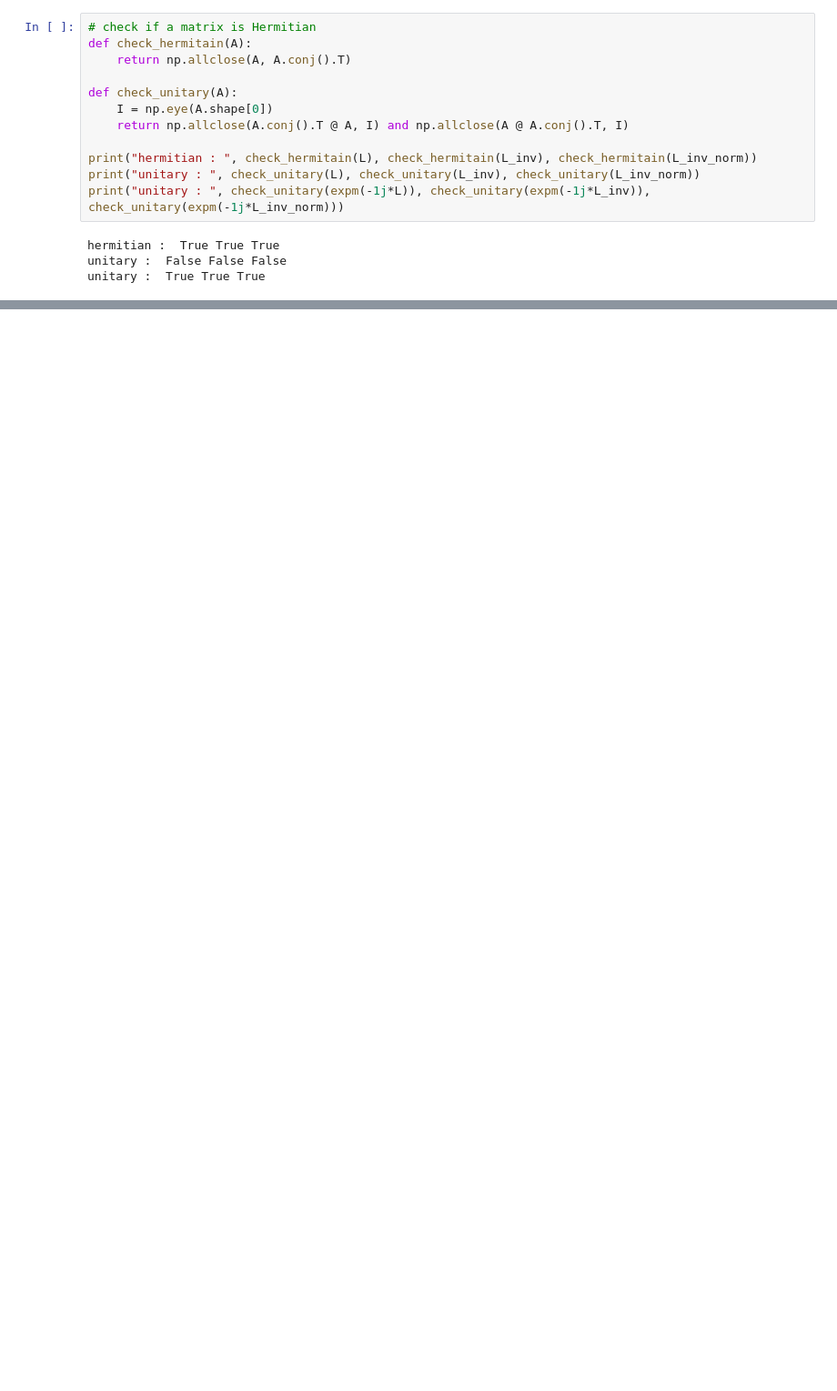
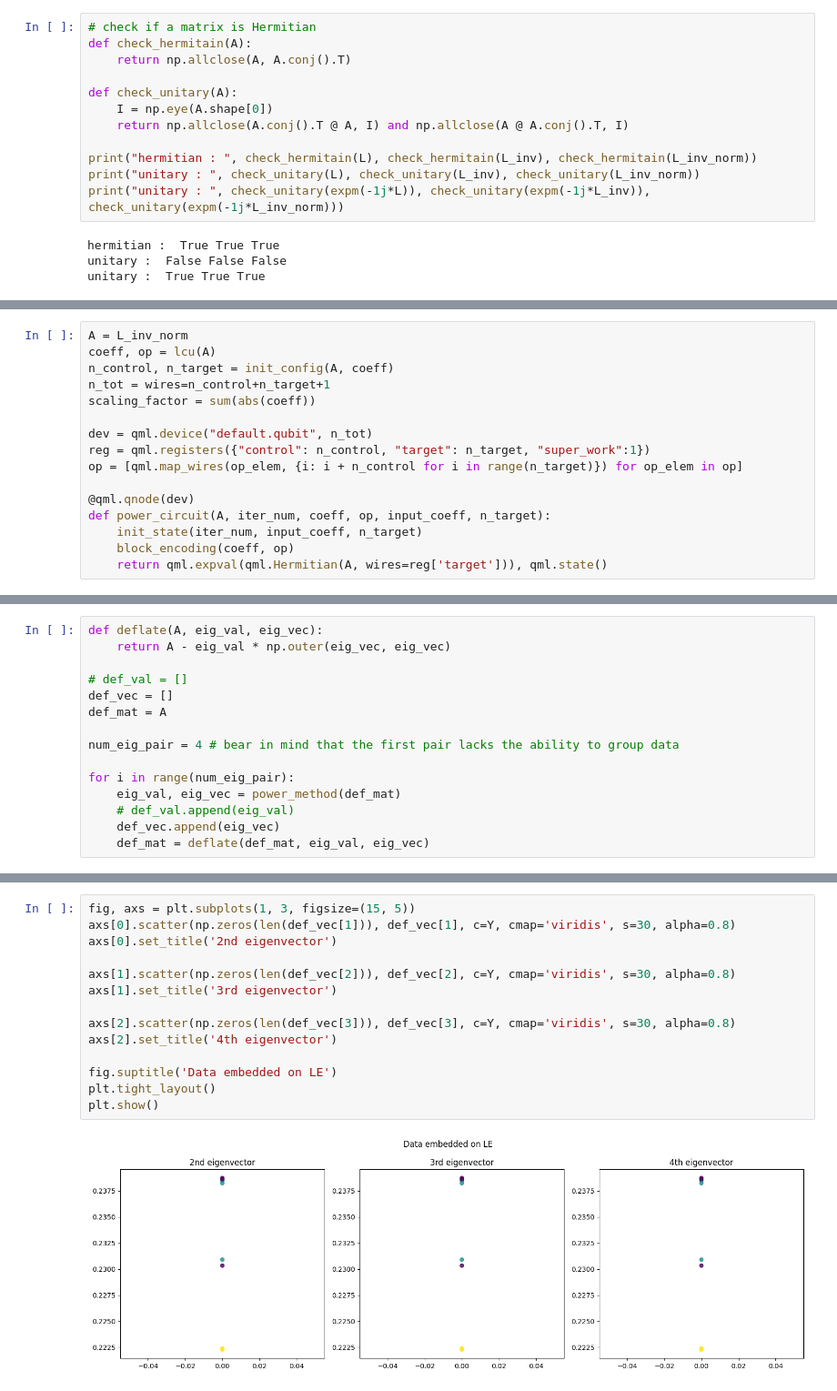
Before and after one commit to 24shiny/Inverse_Laplacian_embedding, a Jupyter notebook: Laplacian_embedding/quantum_LE.ipynb, the cells around one changed output, grey strips where cells are left out. Shown: that part at 91% size. Drawn from its saved outputs; the diff is of its cells as text; blank space fills up the shorter version.

```diff
--- a/Laplacian_embedding/quantum_LE.ipynb
+++ b/Laplacian_embedding/quantum_LE.ipynb
@@ -97,0 +109,16 @@ print(np.real(np.round(output_matrix,2)))
+# %%
+A = L_inv_norm
+coeff, op = lcu(A)
+n_control, n_target = init_config(A, coeff)
+n_tot = wires=n_control+n_target+1
+scaling_factor = sum(abs(coeff))
+
+dev = qml.device("default.qubit", n_tot)
+reg = qml.registers({"control": n_control, "target": n_target, "super_work":1})
+op = [qml.map_wires(op_elem, {i: i + n_control for i in range(n_target)}) for op_elem in op]
+
+@qml.qnode(dev)
+def power_circuit(A, iter_num, coeff, op, input_coeff, n_target):
+    init_state(iter_num, input_coeff, n_target)
+    block_encoding(coeff, op)
+    return qml.expval(qml.Hermitian(A, wires=reg['target'])), qml.state()
@@ -97,0 +158,15 @@ print(np.real(np.round(output_matrix,2)))
+# %%
+def deflate(A, eig_val, eig_vec):
+    return A - eig_val * np.outer(eig_vec, eig_vec)
+
+# def_val = []
+def_vec = []
+def_mat = A
+
+num_eig_pair = 4 # bear in mind that the first pair lacks the ability to group data
+
+for i in range(num_eig_pair):
+    eig_val, eig_vec = power_method(def_mat)
+    # def_val.append(eig_val)
+    def_vec.append(eig_vec)
+    def_mat = deflate(def_mat, eig_val, eig_vec)
@@ -97,0 +181,16 @@ print(np.real(np.round(output_matrix,2)))
+# %%
+fig, axs = plt.subplots(1, 3, figsize=(15, 5))
+axs[0].scatter(np.zeros(len(def_vec[1])), def_vec[1], c=Y, cmap='viridis', s=30, alpha=0.8)
+axs[0].set_title('2nd eigenvector')
+
+axs[1].scatter(np.zeros(len(def_vec[2])), def_vec[2], c=Y, cmap='viridis', s=30, alpha=0.8)
+axs[1].set_title('3rd eigenvector')
+
+axs[2].scatter(np.zeros(len(def_vec[3])), def_vec[3], c=Y, cmap='viridis', s=30, alpha=0.8)
+axs[2].set_title('4th eigenvector')
+
+fig.suptitle('Data embedded on LE')
+plt.tight_layout()
+plt.show()
+# %% [output]
+[figure, added]
```
Also changed, not shown: parts of 12 cells of this notebook.
